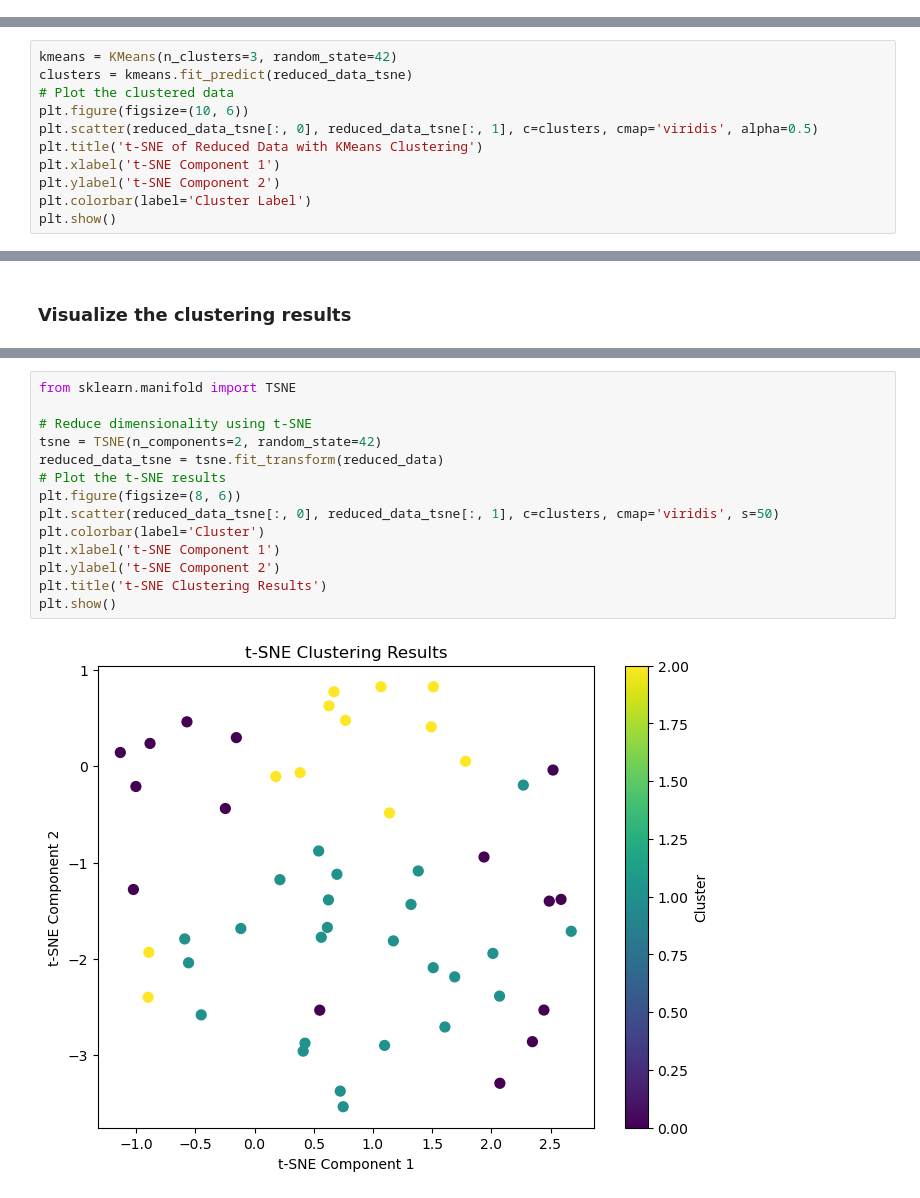
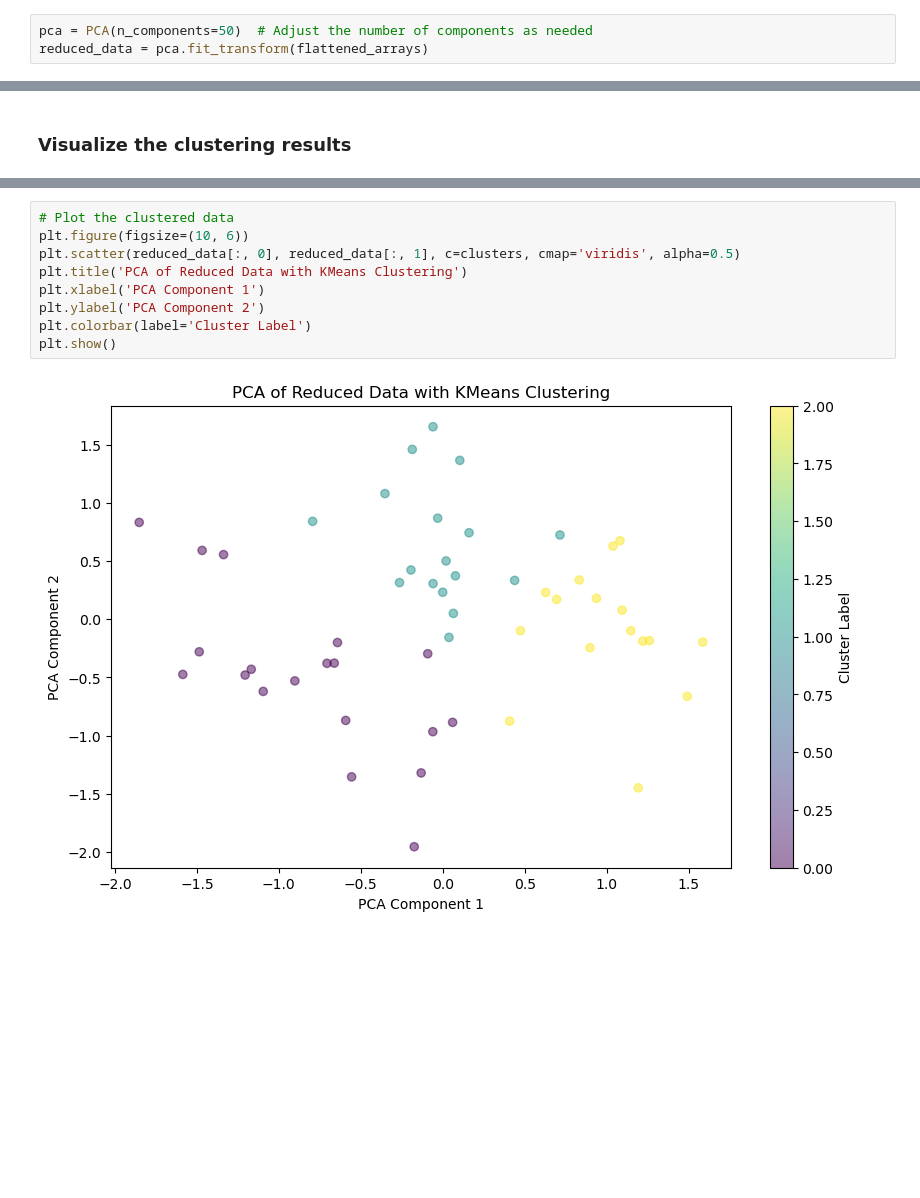
Before and after one commit to 4legalf/complex-systems-project, a Jupyter notebook: notebooks/Clustering.ipynb, the cells around one changed output, grey strips where cells are left out. Saved outputs shown, nothing was run; the diff lists cells and outputs as text; blank space fills up the shorter version.

```diff
--- a/notebooks/Clustering.ipynb
+++ b/notebooks/Clustering.ipynb
@@ -37,0 +60,3 @@ array([ 0.40871969, -0.87010226,  0.75068961,  0.37571234,  0.74294366,
+# %%
+pca = PCA(n_components=50)  # Adjust the number of components as needed
+reduced_data = pca.fit_transform(flattened_arrays)
@@ -57,14 +125,3 @@ plt.grid()
 plt.show()
 # %% [output]
 [figure]
-# %%
-kmeans = KMeans(n_clusters=3, random_state=42)
-clusters = kmeans.fit_predict(reduced_data_tsne)
-# Plot the clustered data
-plt.figure(figsize=(10, 6))
-plt.scatter(reduced_data_tsne[:, 0], reduced_data_tsne[:, 1], c=clusters, cmap='viridis', alpha=0.5)
-plt.title('t-SNE of Reduced Data with KMeans Clustering')
-plt.xlabel('t-SNE Component 1')
-plt.ylabel('t-SNE Component 2')
-plt.colorbar(label='Cluster Label')
-plt.show()
@@ -92,16 +132,11 @@ plt.show()
 # %%
-from sklearn.manifold import TSNE
-
-# Reduce dimensionality using t-SNE
-tsne = TSNE(n_components=2, random_state=42)
-reduced_data_tsne = tsne.fit_transform(reduced_data)
-# Plot the t-SNE results
-plt.figure(figsize=(8, 6))
-plt.scatter(reduced_data_tsne[:, 0], reduced_data_tsne[:, 1], c=clusters, cmap='viridis', s=50)
-plt.colorbar(label='Cluster')
-plt.xlabel('t-SNE Component 1')
-plt.ylabel('t-SNE Component 2')
-plt.title('t-SNE Clustering Results')
+# Plot the clustered data
+plt.figure(figsize=(10, 6))
+plt.scatter(reduced_data[:, 0], reduced_data[:, 1], c=clusters, cmap='viridis', alpha=0.5)
+plt.title('PCA of Reduced Data with KMeans Clustering')
+plt.xlabel('PCA Component 1')
+plt.ylabel('PCA Component 2')
+plt.colorbar(label='Cluster Label')
 plt.show()
 # %% [output]
-[figure, old version]
+[figure, new version]
```
Also changed, not shown: parts of 12 cells of this notebook, 7 other files.
